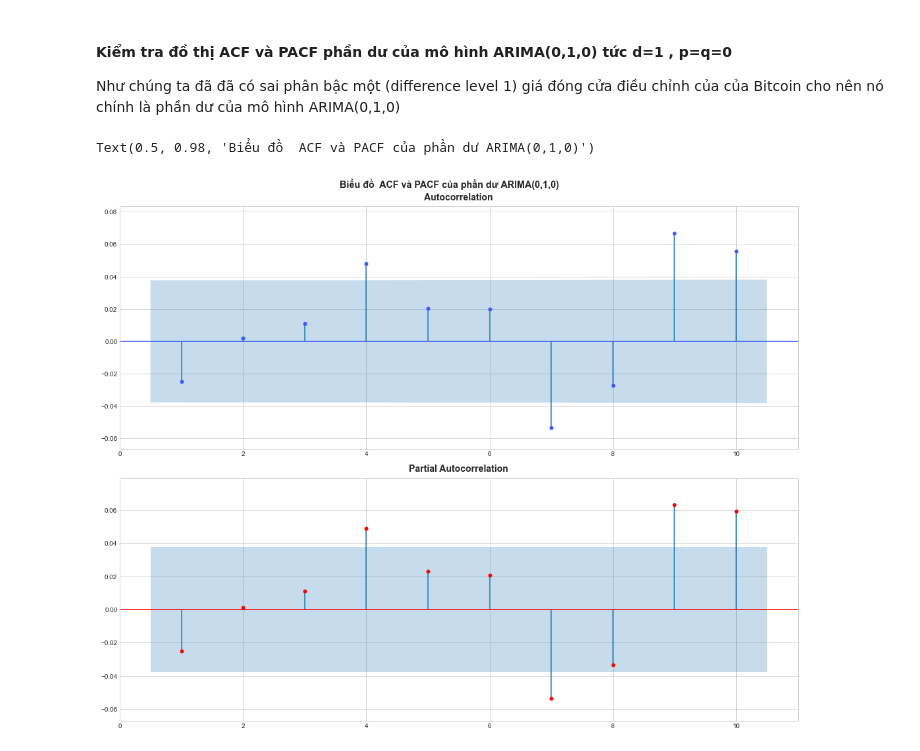
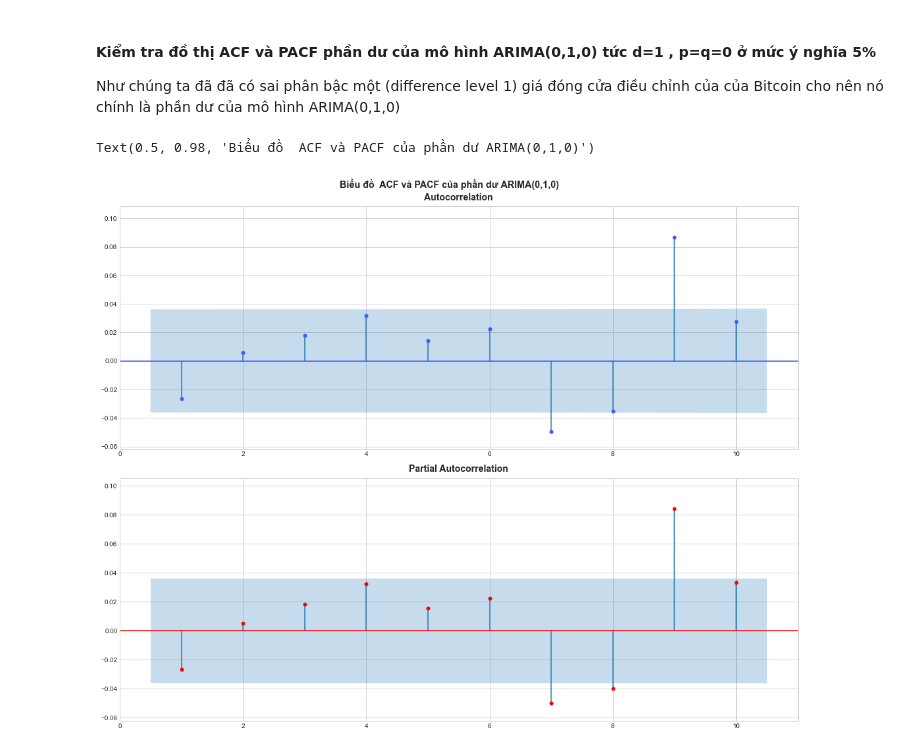
Before and after one commit to NgCuHs3/Bitcoin-Prediction-ARIMA, a Jupyter notebook: Identifying-AR -MA-Parameters.ipynb, the cells around one changed output. Saved outputs shown, nothing was run; the diff lists cells and outputs as text; code cells hidden in the pictures.

```diff
--- a/Identifying-AR -MA-Parameters.ipynb
+++ b/Identifying-AR -MA-Parameters.ipynb
@@ -27,15 +27,19 @@ plot_params = dict(
     legend=False,
 )
 # %%
-df = pd.read_csv('./data/train_data.csv')
+df = pd.read_csv('./data/scenario_1/train.csv')
+
+df['price_diff'] = df['price'].diff()
+
+df.dropna(inplace=True)
 # %% [markdown]
-#### Kiểm tra đồ thị ACF và PACF phần dư của mô hình ARIMA(0,1,0) tức d=1 , p=q=0
+#### Kiểm tra đồ thị ACF và PACF phần dư của mô hình ARIMA(0,1,0) tức d=1 , p=q=0 ở mức ý nghĩa 5%
 Như chúng ta đã đã có sai phân bậc một (difference level 1)  giá đóng cửa điều chỉnh của của Bitcoin cho nên nó chính là phần dư của mô hình ARIMA(0,1,0)
 # %%
 fig, ax = plt.subplots(2,1,figsize=(15, 12))
-chart = plot_acf(df['price_diff_1'],lags=range(1,11),ax=ax[0],auto_ylims=True,color='#3d5afe',markerfacecoloralt='green')
-chart = plot_pacf(df['price_diff_1'],lags=range(1,11),ax=ax[1],auto_ylims=True,color='red')
+chart = plot_acf(df['price_diff'],lags=range(1,11),ax=ax[0],auto_ylims=True,color='#3d5afe',markerfacecoloralt='green',alpha=0.05)
+chart = plot_pacf(df['price_diff'],lags=range(1,11),ax=ax[1],auto_ylims=True,color='red',alpha=0.05)
 plt.suptitle("Biểu đồ  ACF và PACF của phần dư ARIMA(0,1,0)", fontsize="x-large",fontweight="bold")
 # %% [output]
 Text(0.5, 0.98, 'Biểu đồ  ACF và PACF của phần dư ARIMA(0,1,0)')
-[figure, old version]
+[figure, new version]
```
Also changed, not shown: parts of 2 cells of this notebook, 4 other files.
